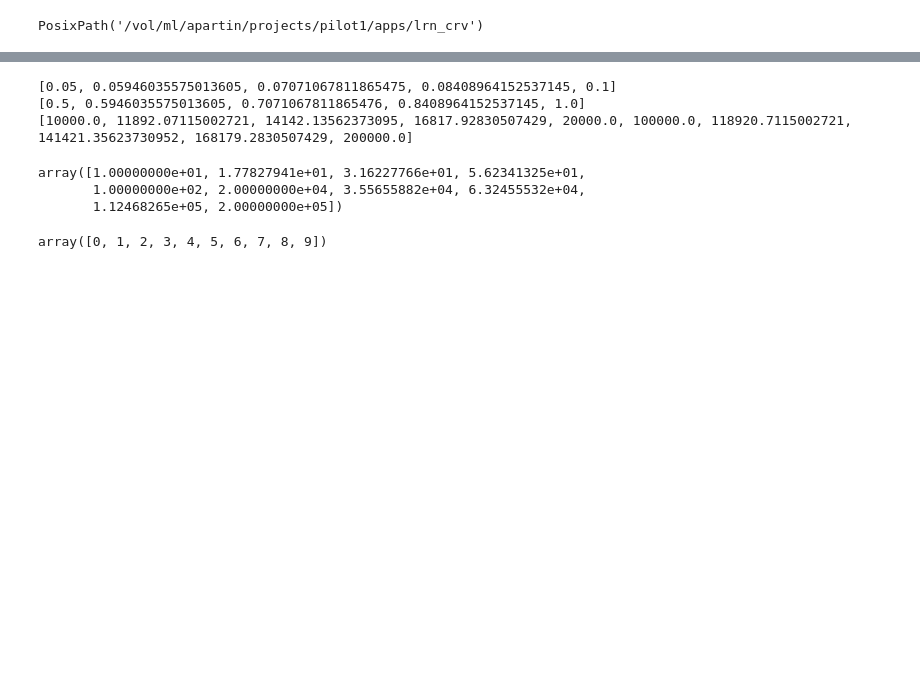
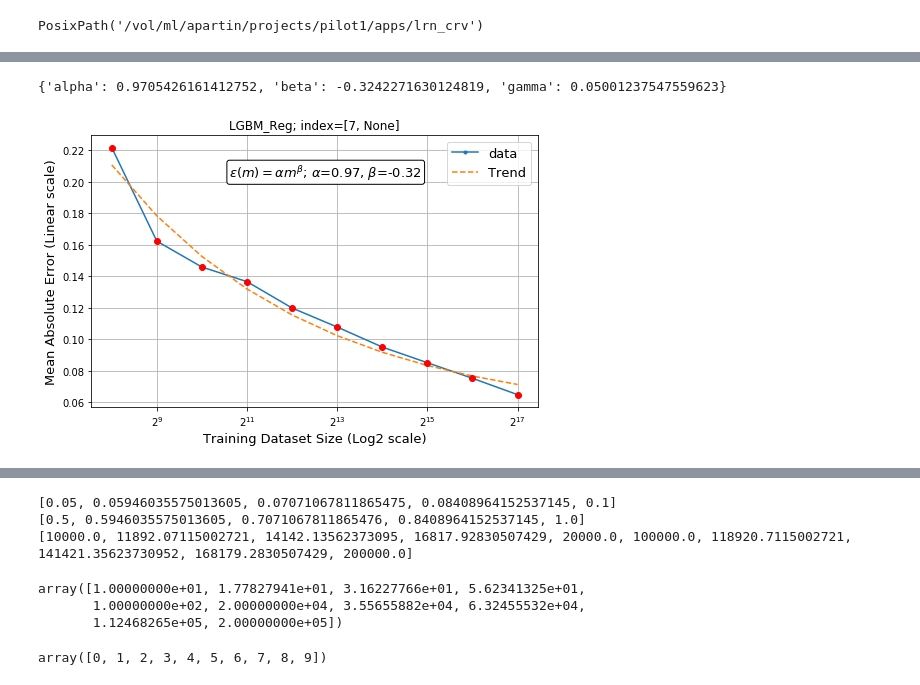
Before and after one commit to adpartin/pilot1, a Jupyter notebook: apps/lrn_crv/power_law_lrn_crv.ipynb, the cells around one changed output, grey strips where cells are left out. Cells and saved outputs as stored; diff of their text form; code cells hidden in the pictures; blank space fills up the shorter version.

```diff
--- a/apps/lrn_crv/power_law_lrn_crv.ipynb
+++ b/apps/lrn_crv/power_law_lrn_crv.ipynb
@@ -192,3 +235,0 @@ array([ 22800,  40545,  72100, 128215, 228003])
-# %%
-x = x[5:]
-y = y[5:]
@@ -209,0 +248,15 @@ lrn_crv.plot_lrn_crv(rslt, metric_name=metric_name, ylim=None,
+# %%
+ax, power_law_params = plot_lrn_crv_power_law(
+    x[i0:i1], y[i0:i1], plot_fit=True, metric_name=metric_name, title=f'LGBM_Reg; index=[{i0}, {i1}]',
+    xtick_scale=xtick_scale, ytick_scale='linear', figsize=(8,5));
+
+ax.plot(x[i0:i1], y[i0:i1], 'o', color='r'); ax.set_title(f'LGBM_Reg; index=[{i0}, {i1}]')
+
+# fig, ax, power_law_params = lrn_crv.plot_lrn_crv_power_law(
+#     x[i0:i1], y[i0:i1], plot_fit=True, metric_name=metric_name, title=f'LGBM_Reg; index=[{i0}, {i1}]',
+#     xtick_scale=xtick_scale, ytick_scale='linear', figsize=(8,5));
+
+print(power_law_params)
+# %% [output]
+{'alpha': 0.9705426161412752, 'beta': -0.3242271630124819, 'gamma': 0.05001237547559623}
+[figure, added]
```
Also changed, not shown: parts of 50 cells of this notebook, 8 other files.
